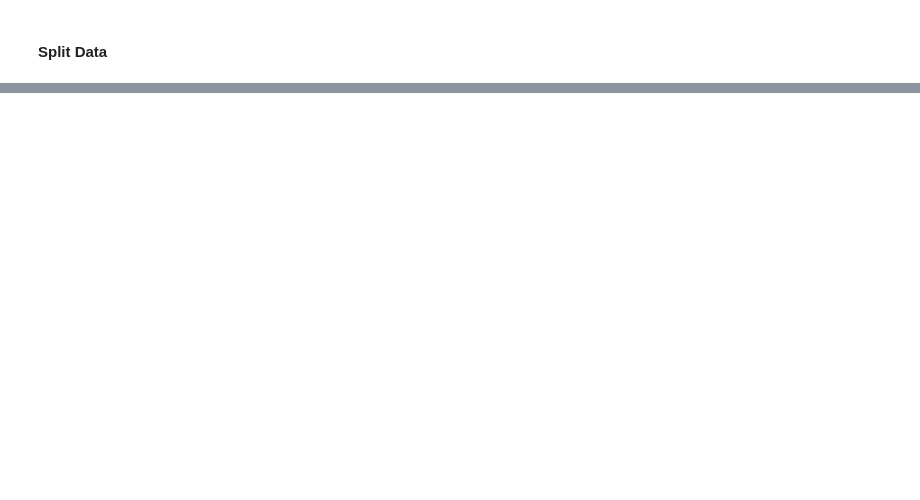
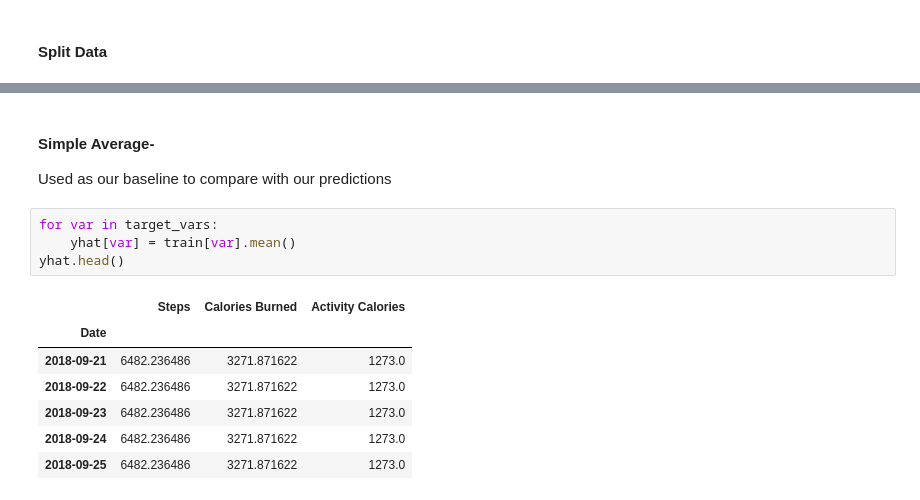
Before and after one commit to Bayes19/Project-Fitbit, a Jupyter notebook: Final .ipynb, the cells around one changed output, grey strips where cells are left out. Cells and saved outputs as stored; diff of their text form; blank space fills up the shorter version.

Commit message:
simple avg

```diff
--- a/Final .ipynb
+++ b/Final .ipynb
@@ -63,0 +88,15 @@ Testing Observations: 77
+# %% [markdown]
+#### Simple Average-
+Used as our baseline to compare with our predictions
+# %%
+for var in target_vars:
+    yhat[var] = train[var].mean()
+yhat.head()
+# %% [output]
+|  | Steps | Calories Burned | Activity Calories |
+| Date |  |  |  |
+| 2018-09-21 | 6482.236486 | 3271.871622 | 1273.0 |
+| 2018-09-22 | 6482.236486 | 3271.871622 | 1273.0 |
+| 2018-09-23 | 6482.236486 | 3271.871622 | 1273.0 |
+| 2018-09-24 | 6482.236486 | 3271.871622 | 1273.0 |
+| 2018-09-25 | 6482.236486 | 3271.871622 | 1273.0 |
```
Also changed, not shown: parts of 6 cells of this notebook.
